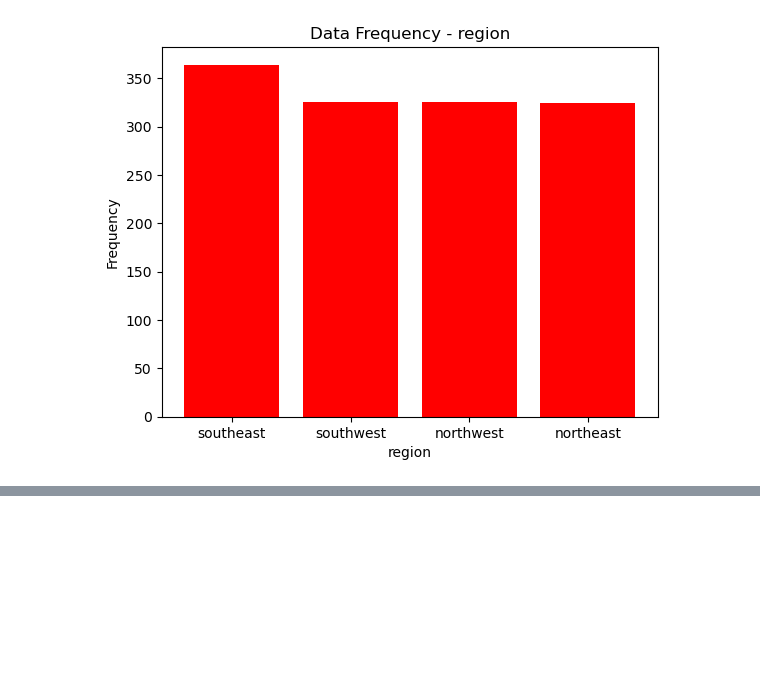
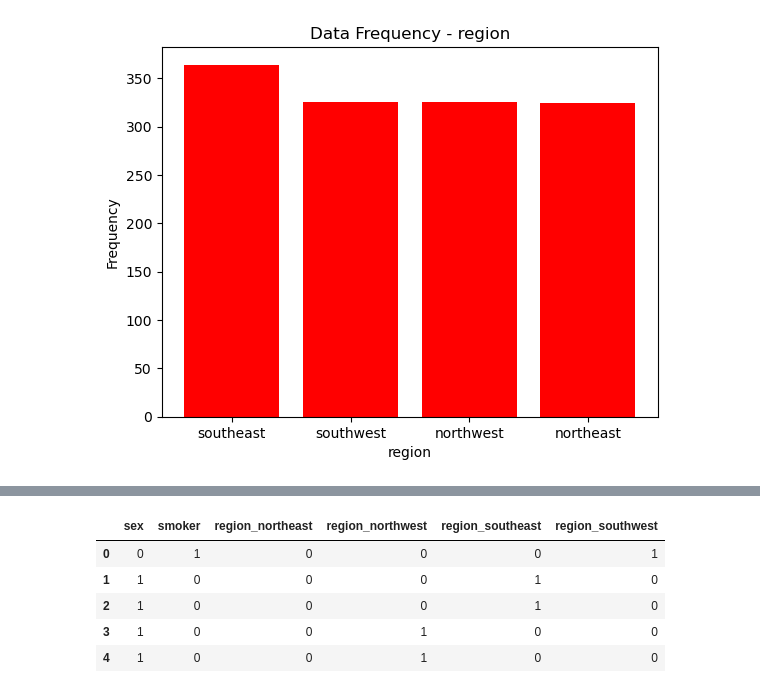
Before and after one commit to BilalAcikgoz/Medical_Cost_Prediction_ML, a Jupyter notebook: Medical_Cost_Prediction_ML.ipynb, the cells around one changed output, grey strips where cells are left out. Saved outputs shown, nothing was run; the diff lists cells and outputs as text; code cells hidden in the pictures; blank space fills up the shorter version.

```diff
--- a/Medical_Cost_Prediction_ML.ipynb
+++ b/Medical_Cost_Prediction_ML.ipynb
@@ -158,0 +201,3 @@ for i in categorical_variables:
+# %%
+scale_df = df_copy[["age", "bmi", "charges"]]
+encoding_df = df_copy[["sex", "smoker", "region"]]
@@ -158,0 +208,10 @@ for i in categorical_variables:
+# %%
+encoding_df = pd.get_dummies(encoding_df, columns=["region"], prefix=["region"])
+encoding_df.head()
+# %% [output]
+|  | sex | smoker | region_northeast | region_northwest | region_southeast | region_southwest |
+| 0 | 0 | 1 | 0 | 0 | 0 | 1 |
+| 1 | 1 | 0 | 0 | 0 | 1 | 0 |
+| 2 | 1 | 0 | 0 | 0 | 1 | 0 |
+| 3 | 1 | 0 | 0 | 1 | 0 | 0 |
+| 4 | 1 | 0 | 0 | 1 | 0 | 0 |
```
Also changed, not shown: parts of 18 cells of this notebook, 1 other file.
